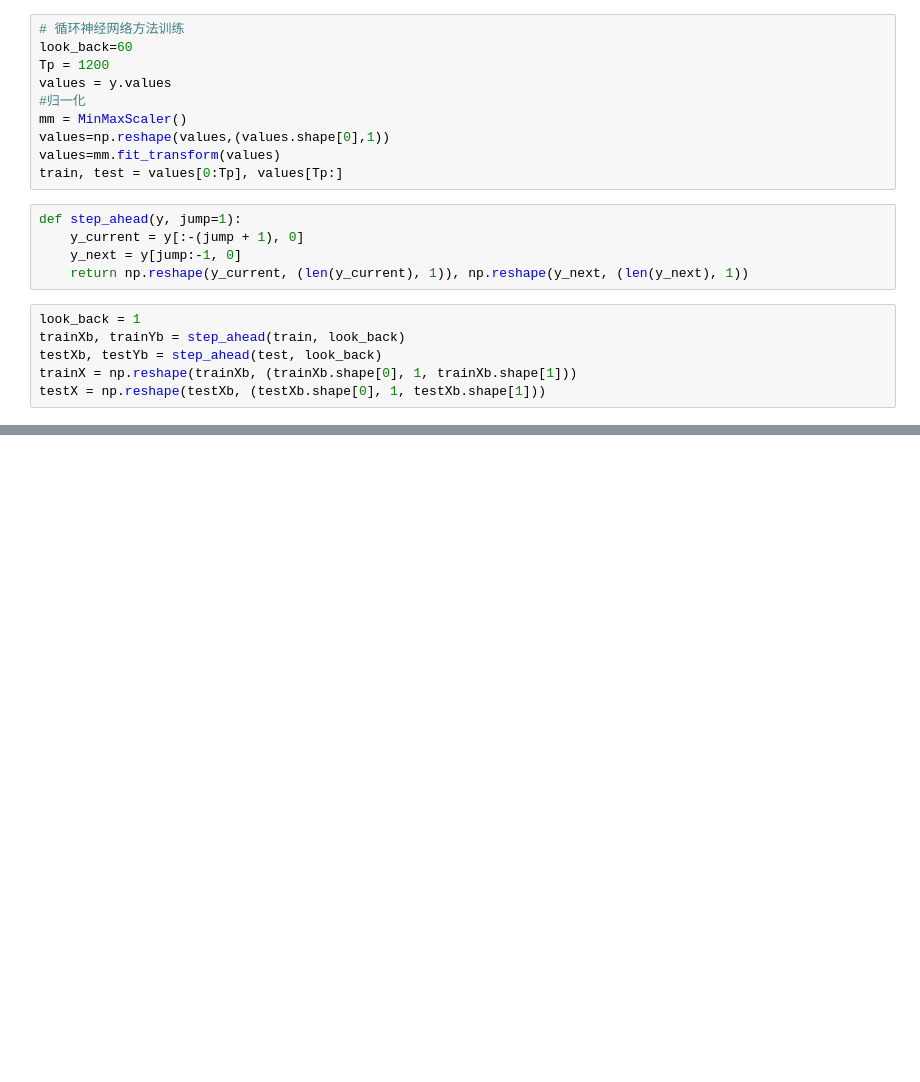
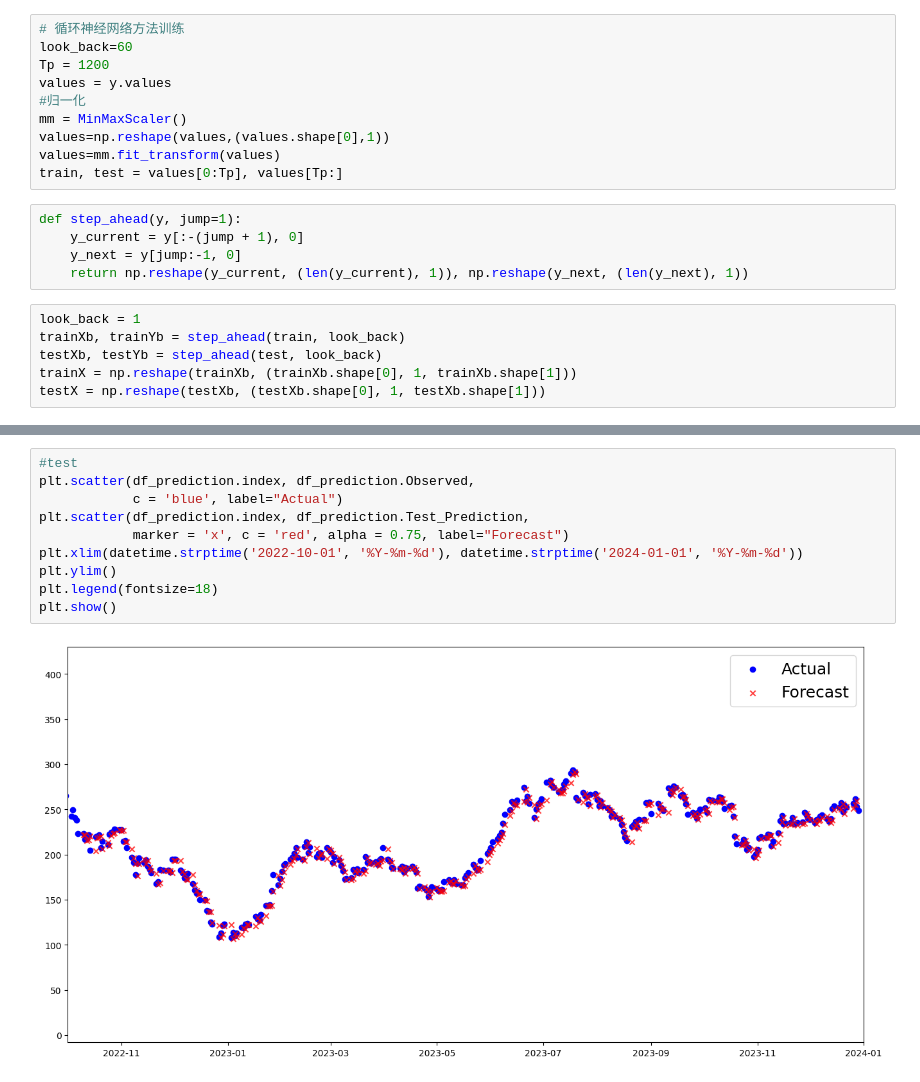
Before and after one commit to diyizhilunba/Python-for-Finance, a Jupyter notebook: LSTM预测(2).ipynb, the cells around one changed output, grey strips where cells are left out. Drawn from its saved outputs; the diff is of its cells as text; blank space fills up the shorter version.

```diff
--- a/LSTM预测(2).ipynb
+++ b/LSTM预测(2).ipynb
@@ -177,0 +170,12 @@ plt.show()
+# %%
+#test
+plt.scatter(df_prediction.index, df_prediction.Observed,
+            c = 'blue', label="Actual")
+plt.scatter(df_prediction.index, df_prediction.Test_Prediction,
+            marker = 'x', c = 'red', alpha = 0.75, label="Forecast")
+plt.xlim(datetime.strptime('2022-10-01', '%Y-%m-%d'), datetime.strptime('2024-01-01', '%Y-%m-%d'))
+plt.ylim()
+plt.legend(fontsize=18)
+plt.show()
+# %% [output]
+[figure, added]
```
Also changed, not shown: parts of 6 cells of this notebook.
